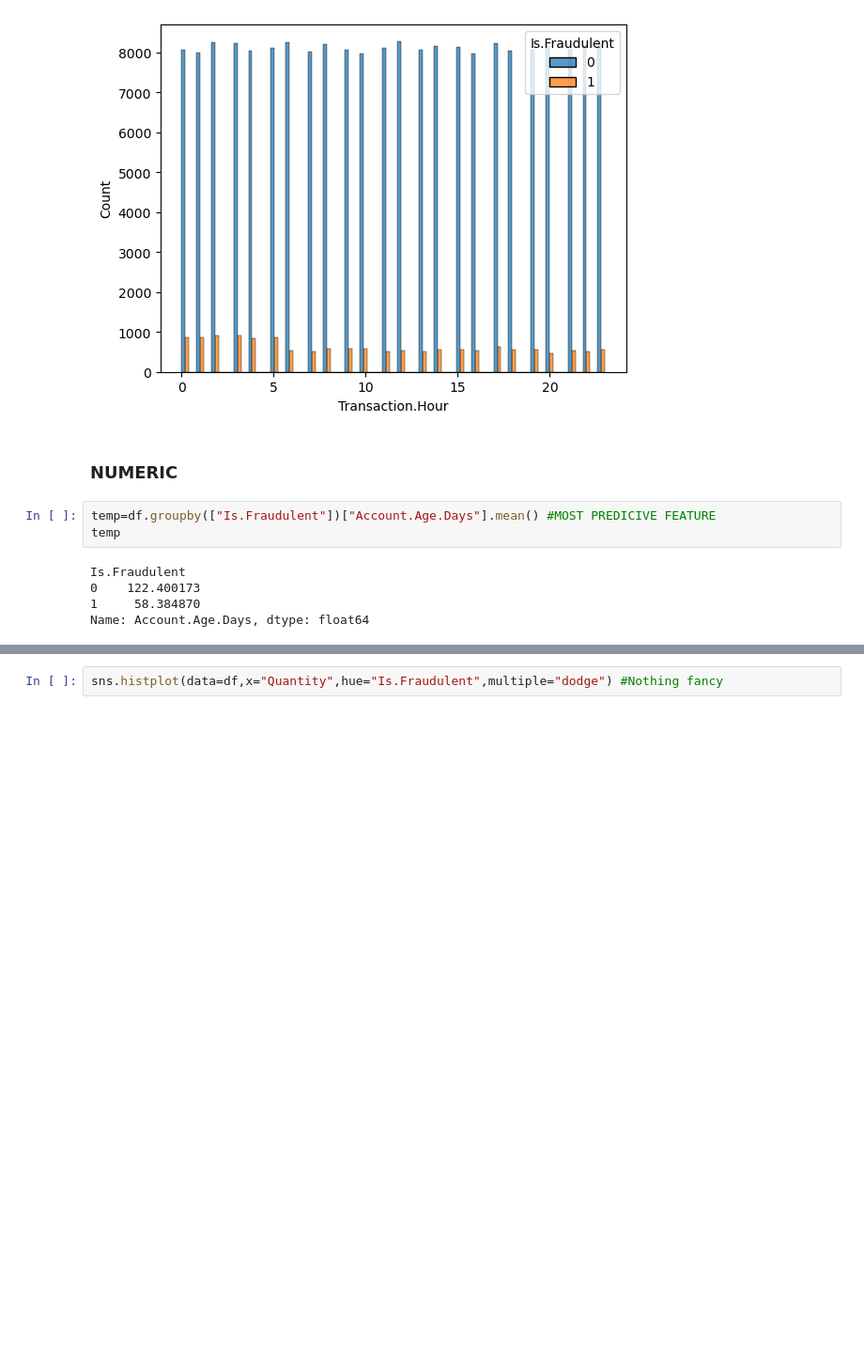
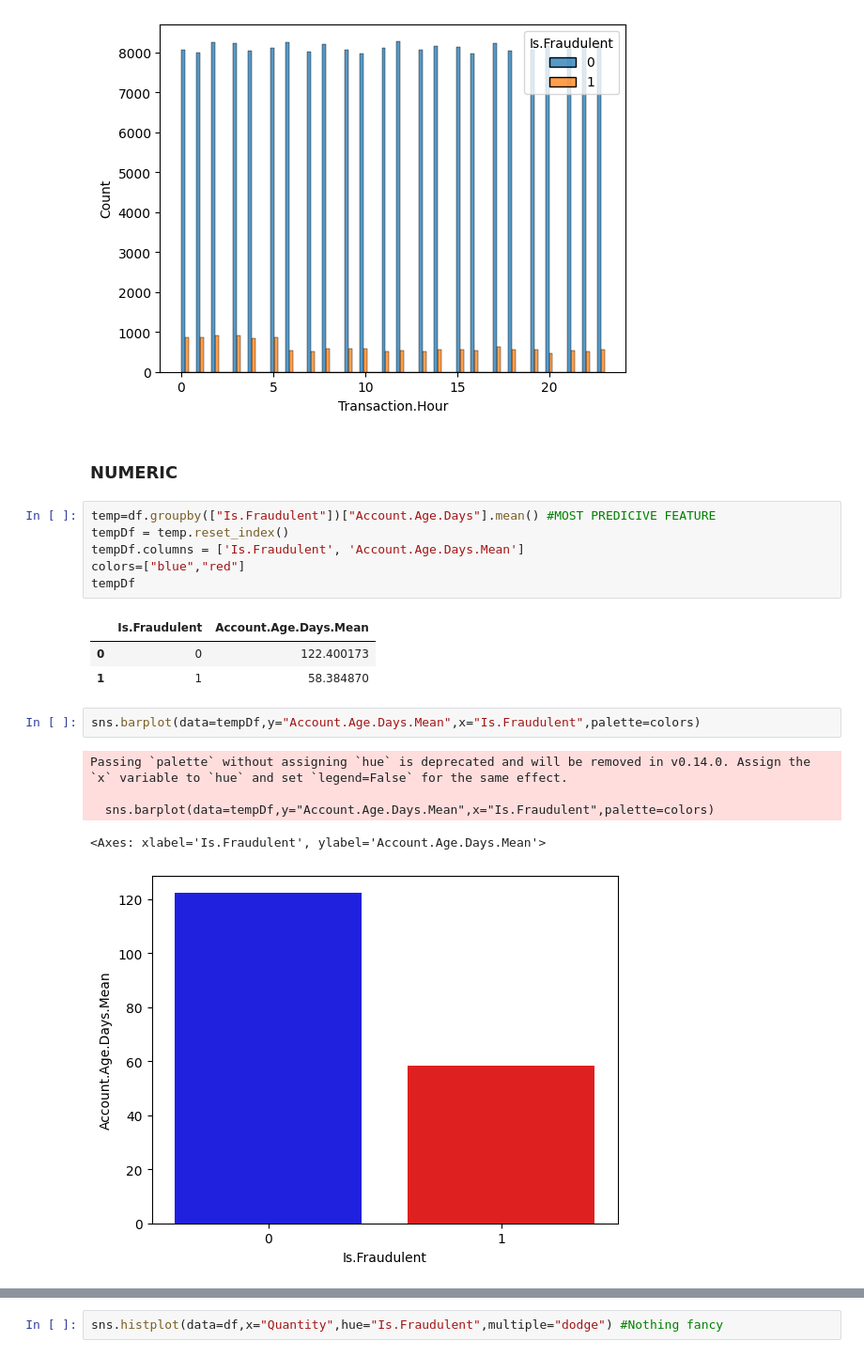
Before and after one commit to andrzejewskimaciej/ML_Intro_Projects, a Jupyter notebook: EDA.ipynb, the cells around one changed output, grey strips where cells are left out. Shown: that part at 94% size. Cells and saved outputs as stored; diff of their text form; blank space fills up the shorter version.

```diff
--- a/EDA.ipynb
+++ b/EDA.ipynb
@@ -120,11 +120,21 @@ sns.histplot(data=df, x="Transaction.Hour", hue="Is.Fraudulent", multiple="dodge
 ### NUMERIC
 # %%
 temp=df.groupby(["Is.Fraudulent"])["Account.Age.Days"].mean() #MOST PREDICIVE FEATURE
-temp
+tempDf = temp.reset_index()
+tempDf.columns = ['Is.Fraudulent', 'Account.Age.Days.Mean']
+colors=["blue","red"]
+tempDf
 # %% [output]
-Is.Fraudulent
-0    122.400173
-1     58.384870
-Name: Account.Age.Days, dtype: float64
+|  | Is.Fraudulent | Account.Age.Days.Mean |
+| 0 | 0 | 122.400173 |
+| 1 | 1 | 58.384870 |
+# %%
+sns.barplot(data=tempDf,y="Account.Age.Days.Mean",x="Is.Fraudulent",palette=colors)
+# %% [output]
+Passing `palette` without assigning `hue` is deprecated and will be removed in v0.14.0. Assign the `x` variable to `hue` and set `legend=False` for the same effect.
+
+  sns.barplot(data=tempDf,y="Account.Age.Days.Mean",x="Is.Fraudulent",palette=colors)
+<Axes: xlabel='Is.Fraudulent', ylabel='Account.Age.Days.Mean'>
+[figure, added]
 # %%
 temp=df.groupby(["Is.Fraudulent"])["Transaction.Amount"].median()
```
Also changed, not shown: parts of 20 cells of this notebook, 3 other files.
